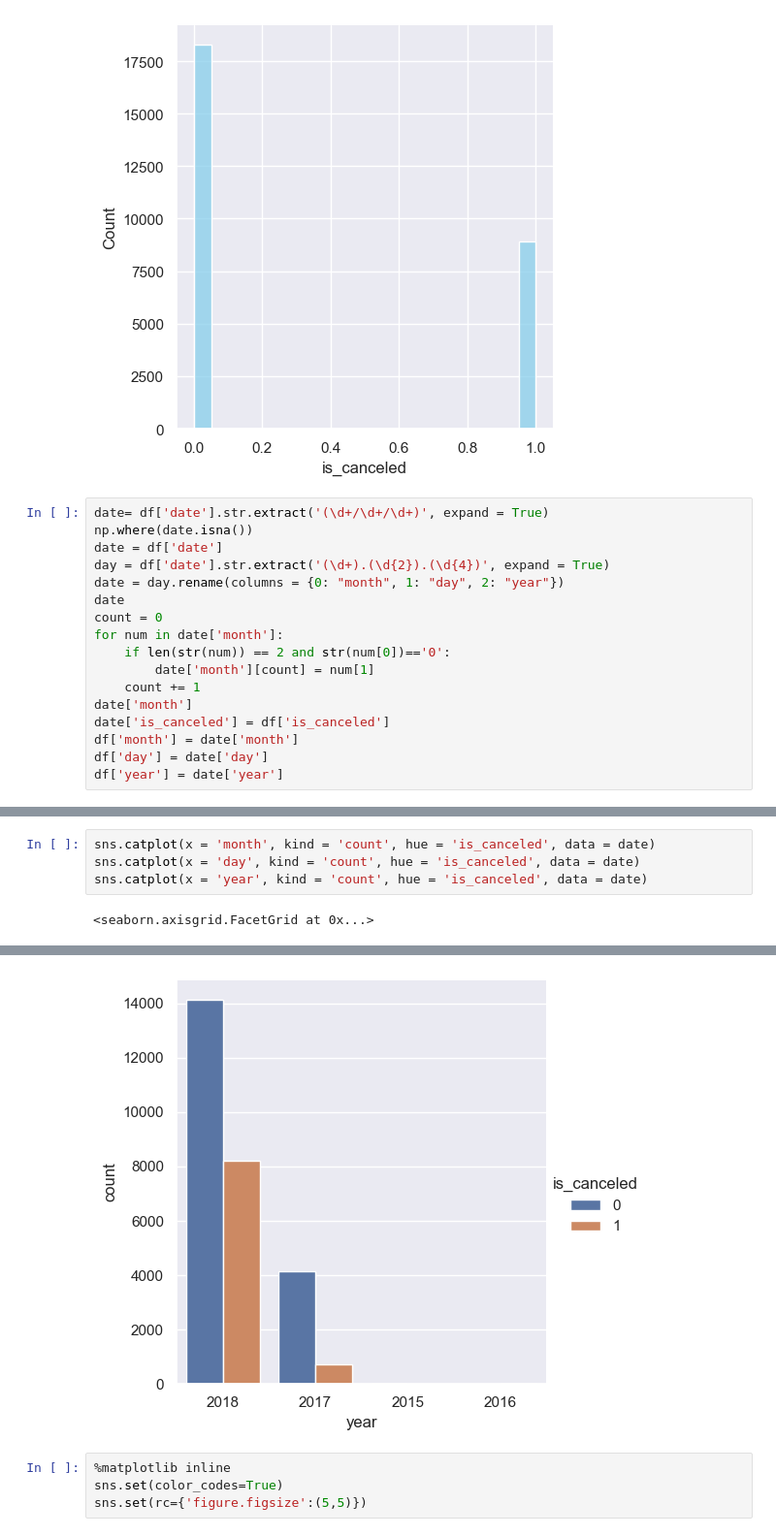
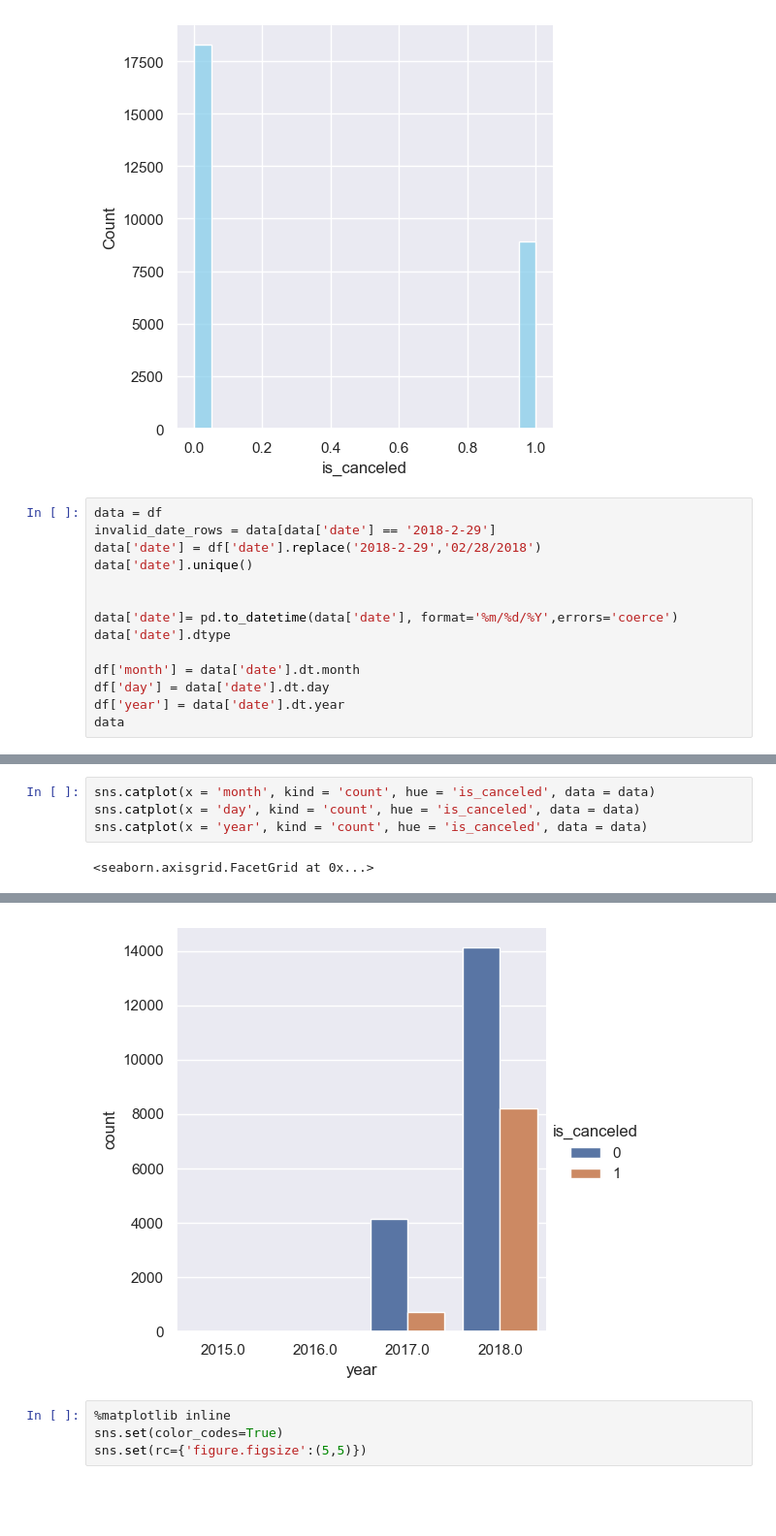
Before and after one commit to ctw599/Data_mining, a Jupyter notebook: data_mining_final_project.ipynb, the cells around one changed output, grey strips where cells are left out. Shown at 97% size. Saved outputs shown, nothing was run; the diff lists cells and outputs as text; blank space fills up the shorter version.

Commit message:
changed date format

```diff
--- a/data_mining_final_project.ipynb
+++ b/data_mining_final_project.ipynb
@@ -121,19 +121,16 @@ for col in numeric_col:
 [figure]
 [figure]
 # %%
-date= df['date'].str.extract('(\d+/\d+/\d+)', expand = True)
-np.where(date.isna())
-date = df['date']
-day = df['date'].str.extract('(\d+).(\d{2}).(\d{4})', expand = True)
-date = day.rename(columns = {0: "month", 1: "day", 2: "year"})
-date
-count = 0
-for num in date['month']:
-    if len(str(num)) == 2 and str(num[0])=='0':
-        date['month'][count] = num[1]
-    count += 1
-date['month']
-date['is_canceled'] = df['is_canceled']
-df['month'] = date['month']
-df['day'] = date['day']
-df['year'] = date['year']
+data = df
+invalid_date_rows = data[data['date'] == '2018-2-29']
+data['date'] = df['date'].replace('2018-2-29','02/28/2018')
+data['date'].unique()
+
+
+data['date']= pd.to_datetime(data['date'], format='%m/%d/%Y',errors='coerce')
+data['date'].dtype
+
+df['month'] = data['date'].dt.month
+df['day'] = data['date'].dt.day
+df['year'] = data['date'].dt.year
+data
@@ -140,6 +151,6 @@ df['year'] = date['year']
 # %%
-sns.catplot(x = 'month', kind = 'count', hue = 'is_canceled', data = date)
-sns.catplot(x = 'day', kind = 'count', hue = 'is_canceled', data = date)
-sns.catplot(x = 'year', kind = 'count', hue = 'is_canceled', data = date)
+sns.catplot(x = 'month', kind = 'count', hue = 'is_canceled', data = data)
+sns.catplot(x = 'day', kind = 'count', hue = 'is_canceled', data = data)
+sns.catplot(x = 'year', kind = 'count', hue = 'is_canceled', data = data)
 # %% [output]
 <seaborn.axisgrid.FacetGrid at 0x...>
@@ -148,4 +159,4 @@ sns.catplot(x = 'year', kind = 'count', hue = 'is_canceled', data = date)
-[figure, old version]
+[figure, new version]
 # %%
 %matplotlib inline
 sns.set(color_codes=True)
```
Also changed, not shown: parts of 12 cells of this notebook.
